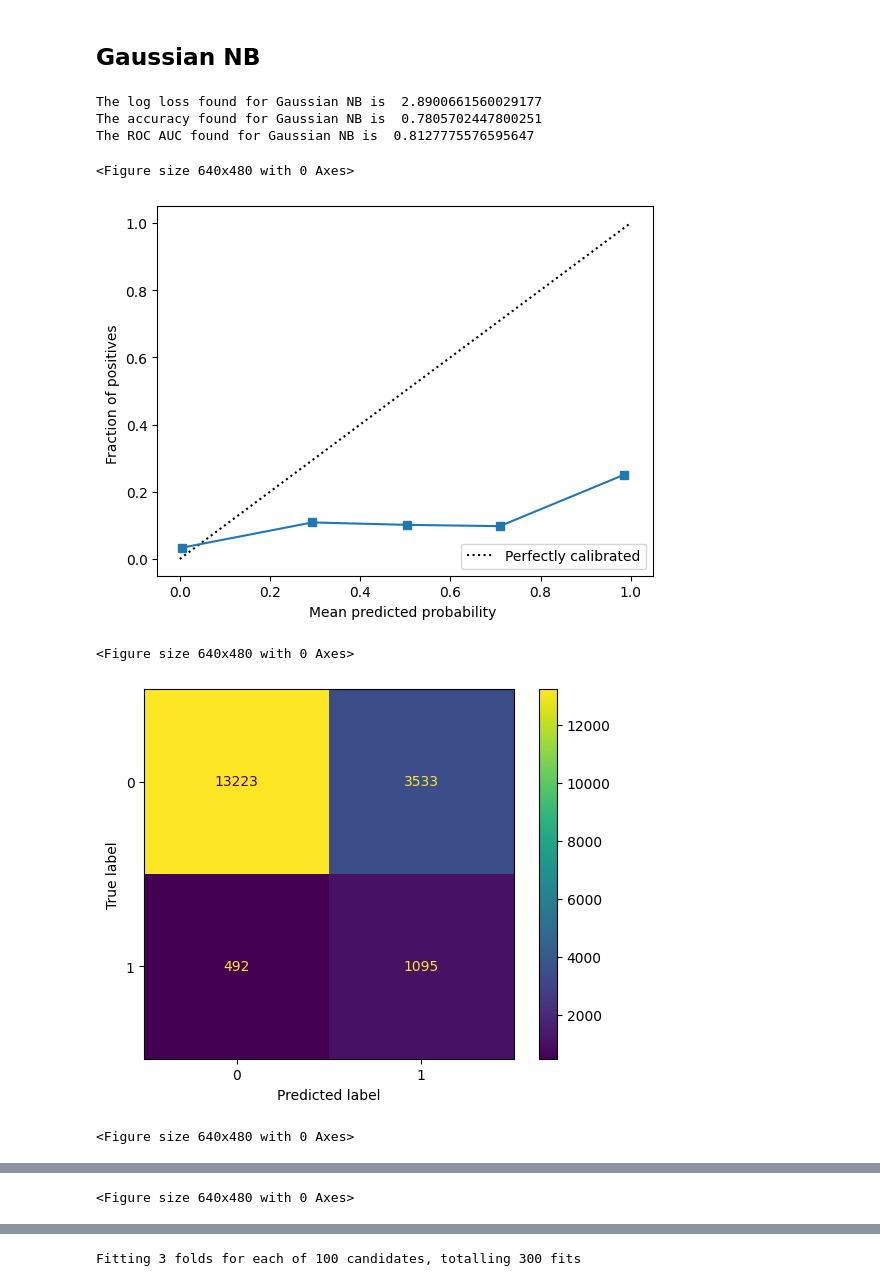
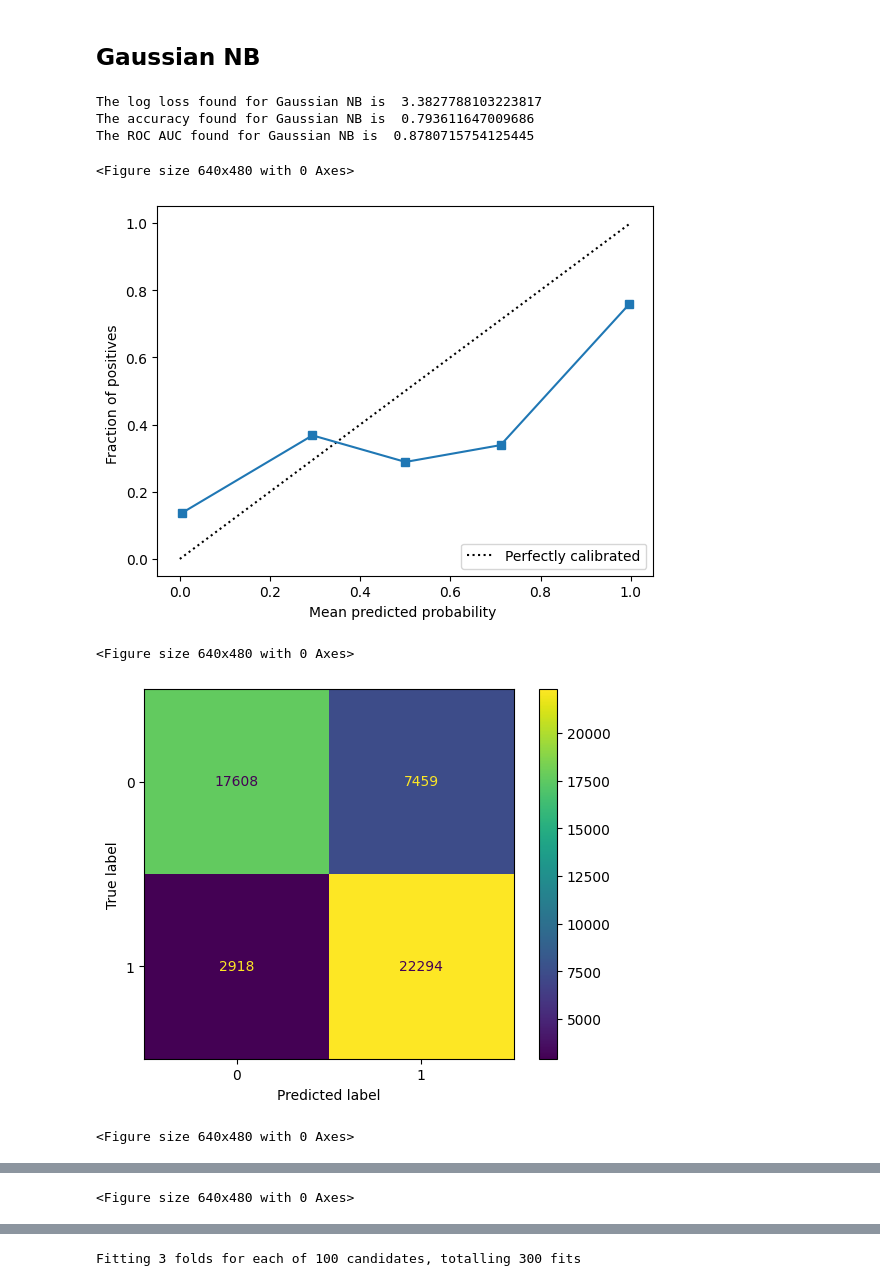
Before and after one commit to pauljhan01/DSP-Final-Project, a Jupyter notebook: FinalProject.ipynb, the cells around one changed output, grey strips where cells are left out. Drawn from its saved outputs; the diff is of its cells as text; code cells hidden in the pictures.

```diff
--- a/FinalProject.ipynb
+++ b/FinalProject.ipynb
@@ -337,6 +356,17 @@ forward_selected_df = train_df[selected_features + [target_col]]
 print('Selected features:', selected_features)
 # %% [output]
 Selected features: ['gcs_motor_apache', 'gcs_eyes_apache', 'gcs_verbal_apache', 'ventilated_apache', 'd1_sysbp_min', 'd1_sysbp_noninvasive_min', 'd1_spo2_min', 'd1_temp_min', 'd1_mbp_min', 'd1_mbp_non ...
+# %%
+from imblearn.over_sampling import SMOTE
+from sklearn.model_selection import train_test_split
+oversample = SMOTE(sampling_strategy='minority', random_state=42)
+# set the target variable column name
+target_col = 'hospital_death'
+target = pd.DataFrame(df[target_col])
+df = df.drop(columns='hospital_death')
+x, y = oversample.fit_resample(X=df, y=target)
+# split the data into training and testing sets
+x_train, x_test, y_train, y_test = train_test_split(x,y, test_size=0.2, random_state=42)
 # %%
 from sklearn.decomposition import PCA
 import numpy as np
@@ -378,15 +408,18 @@ def evaluate(probs, true, model_name):
     prob_true, prob_pred = calibration_curve(y_test, probs)
     disp = CalibrationDisplay(prob_true, prob_pred, probs)
     disp.plot()
+    plt.title('Calibration Curve of ' + model_name)
     plt.figure()
     disp = ConfusionMatrixDisplay(confusion_matrix=confusion_matrix(true, preds))
     disp.plot()
+    plt.title('Confusion Matrix of ' + model_name)
     plt.show()
     plt.figure()
     precision, recall, _ = precision_recall_curve(true, preds)
     disp = PrecisionRecallDisplay(precision=precision, recall=recall)
     disp.plot()
     disp.plot()
+    plt.title('Precision-Recall Curve of ' + model_name)
     plt.show()
     plt.figure()
     fpr, tpr, thresholds = roc_curve(true, probs)
@@ -394,6 +427,7 @@ def evaluate(probs, true, model_name):
     display = RocCurveDisplay(fpr=fpr, tpr=tpr, roc_auc=roc_auc,
                                        estimator_name='example estimator')
     display.plot()
+    plt.title('ROC AUC of ' + model_name)
     plt.show()
 # %% [markdown]
 # Modeling
@@ -433,8 +488,8 @@ icu_stay_type_transfer
 from sklearn.ensemble import RandomForestClassifier
 
 rf = RandomForestClassifier(random_state=42,class_weight='balanced',n_estimators=100, criterion='entropy',max_features='sqrt',min_samples_split=3)
-rf.fit(X_train, y_train)
+rf.fit(x_train, y_train)
 
-rf_probs = rf.predict_proba(X_test)
+rf_probs = rf.predict_proba(x_test)
 evaluate(rf_probs[:,1], y_test, "Random Forest")
 # %% [output]
@@ -484,18 +554,18 @@ KeyboardInterrupt:
 # %%
 from sklearn.naive_bayes import GaussianNB
 
 gnb = GaussianNB()# better performance, but doesn't predict many deaths ->var_smoothing= 0.02310129700083159)
 
-gnb.fit(X_train,y_train)
-gnbprobs = gnb.predict_proba(X_test)[:,1]
+gnb.fit(x_train,y_train)
+gnbprobs = gnb.predict_proba(x_test)[:,1]
 
 evaluate(gnbprobs,y_test,"Gaussian NB")
 # %% [output]
-The log loss found for Gaussian NB is  2.8900661560029177
-The accuracy found for Gaussian NB is  0.7805702447800251
-The ROC AUC found for Gaussian NB is  0.8127775576595647
+The log loss found for Gaussian NB is  3.3827788103223817
+The accuracy found for Gaussian NB is  0.793611647009686
+The ROC AUC found for Gaussian NB is  0.8780715754125445
 <Figure size 640x480 with 0 Axes>
-[figure, old version]
+[figure, new version]
 <Figure size 640x480 with 0 Axes>
-[figure, old version]
+[figure, new version]
 <Figure size 640x480 with 0 Axes>
```
Also changed, not shown: parts of 9 cells of this notebook.
